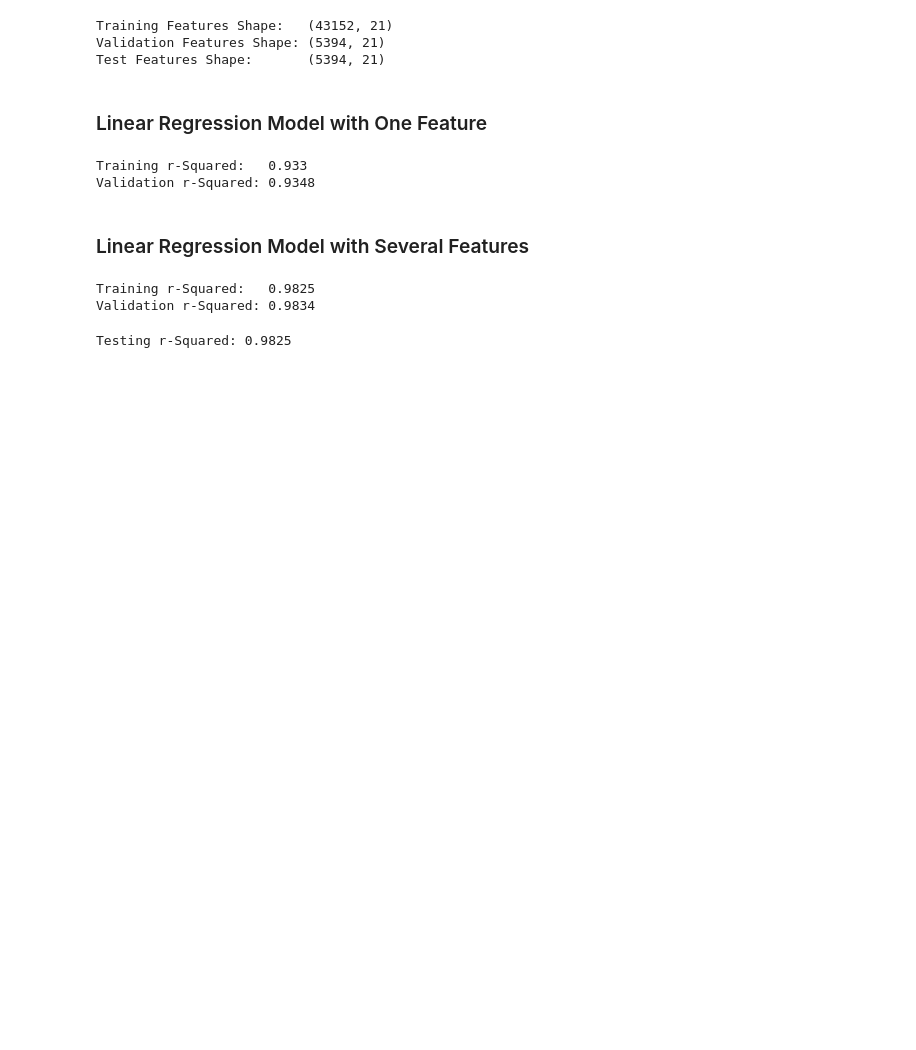
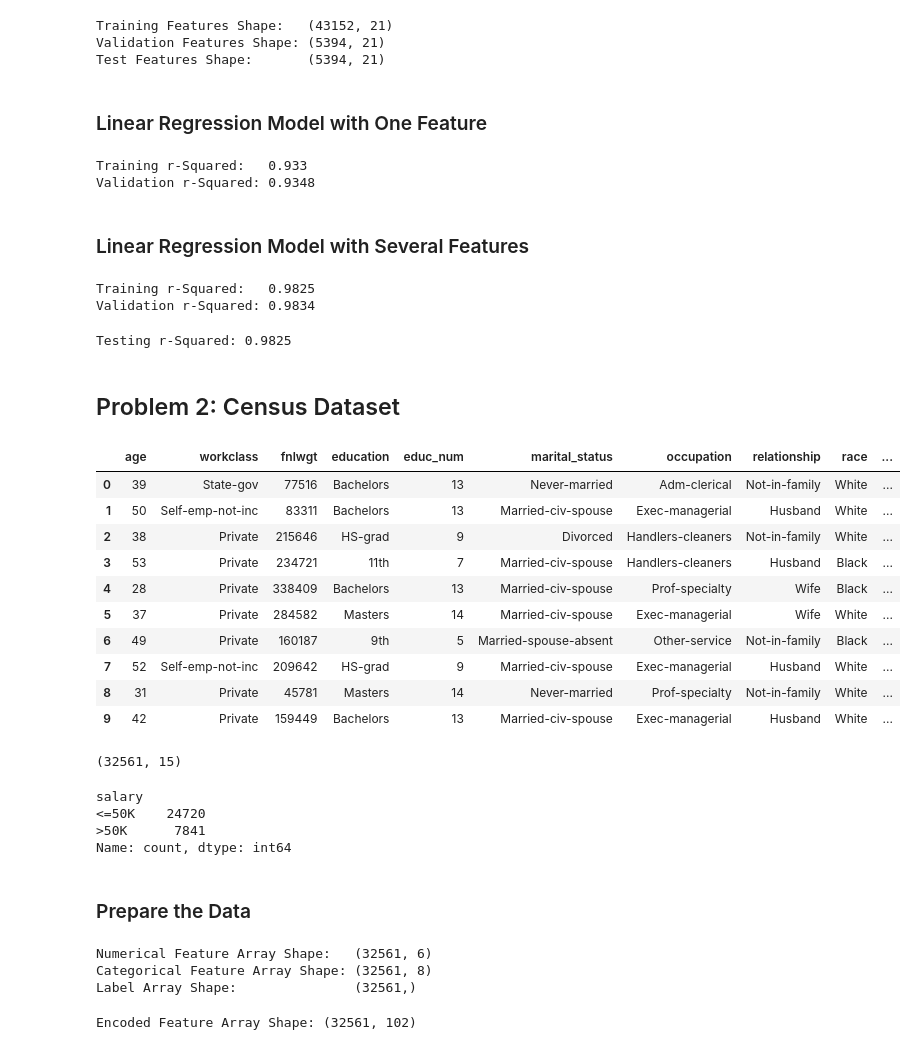
Before and after one commit to slylockfox/Maryville-DSCI-503-2, a Jupyter notebook: HW_08_Snyder.ipynb, the cells around one changed output. Saved outputs shown, nothing was run; the diff lists cells and outputs as text; code cells hidden in the pictures; blank space fills up the shorter version.

```diff
--- a/HW_08_Snyder.ipynb
+++ b/HW_08_Snyder.ipynb
@@ -140,3 +140,77 @@ valid_r2 = dia_mod_2.score(X1_test, y1_test)
 print (f'Testing r-Squared: {round(valid_r2, 4)}')
 # %% [output]
 Testing r-Squared: 0.9825
+# %% [markdown]
+## Problem 2: Census Dataset
+# %%
+# Load the data stored in the tab-delimited file census.txt into a DataFrame named census.
+census = pd.read_table('census.txt')
+
+# Use head() to display the first 10 rows of this DataFrame.
+census.head(10)
+# %% [output]
+|  | age | workclass | fnlwgt | education | educ_num | marital_status | occupation | relationship | race | ... |
+| 0 | 39 | State-gov | 77516 | Bachelors | 13 | Never-married | Adm-clerical | Not-in-family | White | ... |
+| 1 | 50 | Self-emp-not-inc | 83311 | Bachelors | 13 | Married-civ-spouse | Exec-managerial | Husband | White | ... |
+| 2 | 38 | Private | 215646 | HS-grad | 9 | Divorced | Handlers-cleaners | Not-in-family | White | ... |
+| 3 | 53 | Private | 234721 | 11th | 7 | Married-civ-spouse | Handlers-cleaners | Husband | Black | ... |
+| 4 | 28 | Private | 338409 | Bachelors | 13 | Married-civ-spouse | Prof-specialty | Wife | Black | ... |
+| 5 | 37 | Private | 284582 | Masters | 14 | Married-civ-spouse | Exec-managerial | Wife | White | ... |
+| 6 | 49 | Private | 160187 | 9th | 5 | Married-spouse-absent | Other-service | Not-in-family | Black | ... |
+| 7 | 52 | Self-emp-not-inc | 209642 | HS-grad | 9 | Married-civ-spouse | Exec-managerial | Husband | White | ... |
+| 8 | 31 | Private | 45781 | Masters | 14 | Never-married | Prof-specialty | Not-in-family | White | ... |
+| 9 | 42 | Private | 159449 | Bachelors | 13 | Married-civ-spouse | Exec-managerial | Husband | White | ... |
+# %%
+# Print the shape of the census DataFrame.
+census.shape
+# %% [output]
+(32561, 15)
+# %%
+# Without creating any new DataFrame variables, select the salary column, and then call its value_counts() method.
+val_cnts = census.loc[:,'salary'].value_counts()
+
+# Display the result.
+print (val_cnts)
+# %% [output]
+salary
+<=50K    24720
+>50K      7841
+Name: count, dtype: int64
+# %% [markdown]
+### Prepare the Data
+# %%
+# Create a 2D array named X2_num by selecting the columns of census that represent numerical features.
+categorical_columns = ['workclass', 'education', 'marital_status', 'occupation', 'relationship', 'race', 'sex', 'native_country']
+mask = ~np.isin(census.columns, categorical_columns) # bitwise not of is in categorical column list
+numerical_columns = census.columns[mask]
+X2_num_df = census.loc[:, numerical_columns[:-1]] # omit salary column
+X2_num = X2_num_df.values
+
+# Create a 2D array named X2_cat by selecting the columns of census that represent categorical features.
+X2_cat = census.loc[:, categorical_columns].values
+
+# Create a 1D array named y2 by selecting the salary column.
+y2 = census.loc[:, 'salary'].values
+
+# Print the shapes of all three of these arrays with messages as shown below.
+print (f'Numerical Feature Array Shape:   {X2_num.shape}')
+print (f'Categorical Feature Array Shape: {X2_cat.shape}')
+print (f'Label Array Shape:               {y2.shape}')
+# %% [output]
+Numerical Feature Array Shape:   (32561, 6)
+Categorical Feature Array Shape: (32561, 8)
+Label Array Shape:               (32561,)
+# %%
+# Create a OneHotEncoder() object setting sparse=False.
+encoder = OneHotEncoder(sparse_output=False)
+
+# Fit the encoder to the categorical features.
+encoder.fit(X2_cat)
+
+# Use the encoder to encode the categorical features, storing the result in a variable named X2_enc.
+X2_enc = encoder.transform(X2_cat)
+
+# Print the shape of X2_enc with a message as shown below.
+print (f'Encoded Feature Array Shape: {X2_enc.shape}')
+# %% [output]
+Encoded Feature Array Shape: (32561, 102)
```
Also changed, not shown: parts of 12 cells of this notebook.
